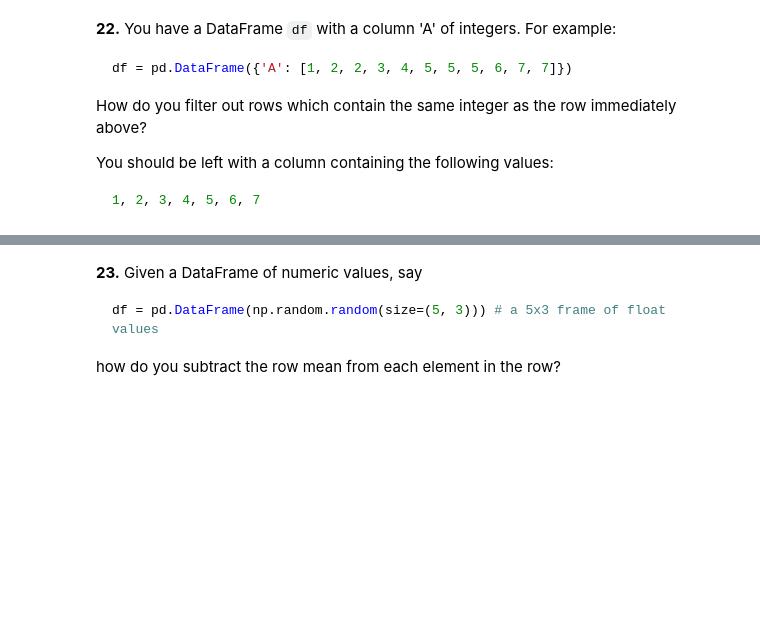
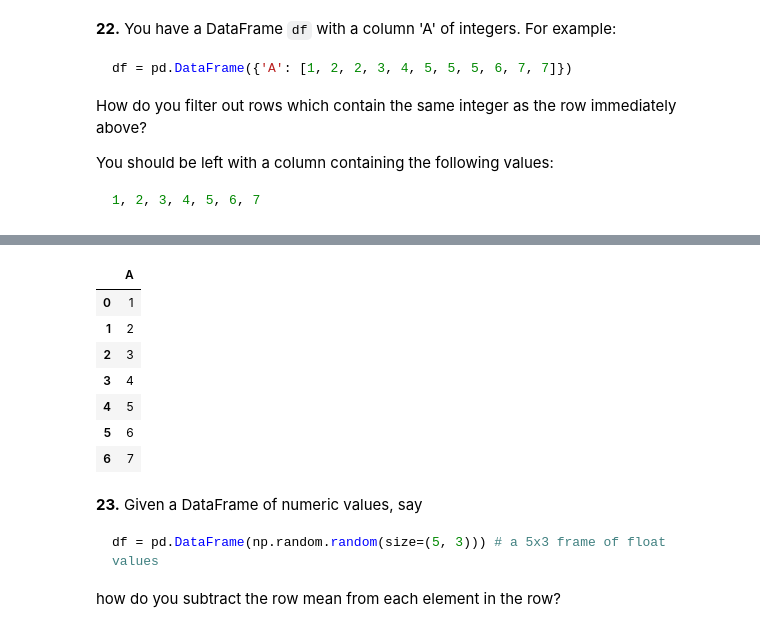
Before and after one commit to xshlc/100-pandas-puzzles, a Jupyter notebook: 100-pandas-puzzles.ipynb, the cells around one changed output, grey strips where cells are left out. Cells and saved outputs as stored; diff of their text form; code cells hidden in the pictures; blank space fills up the shorter version.

````diff
--- a/100-pandas-puzzles.ipynb
+++ b/100-pandas-puzzles.ipynb
@@ -1494,3 +1494,7 @@ You should be left with a column containing the following values:
 ```python
 1, 2, 3, 4, 5, 6, 7
 ```
+# %%
+import pandas as pd
+
+df = pd.DataFrame({'A': [1, 2, 2, 3, 4, 5, 5, 5, 6, 7, 7]})
@@ -1497,3 +1520,17 @@ You should be left with a column containing the following values:
+# %%
+# Resets the index of the filtered DataFrame
+# This will give you a new sequential index starting from 0.
+filtered_df = df[df['A'] != df['A'].shift(1)].reset_index(drop=True)
+filtered_df
+# %% [output]
+|  | A |
+| 0 | 1 |
+| 1 | 2 |
+| 2 | 3 |
+| 3 | 4 |
+| 4 | 5 |
+| 5 | 6 |
+| 6 | 7 |
 # %% [markdown]
 **23.** Given a DataFrame of numeric values, say
 ```python
````
Also changed, not shown: parts of 19 cells of this notebook.
